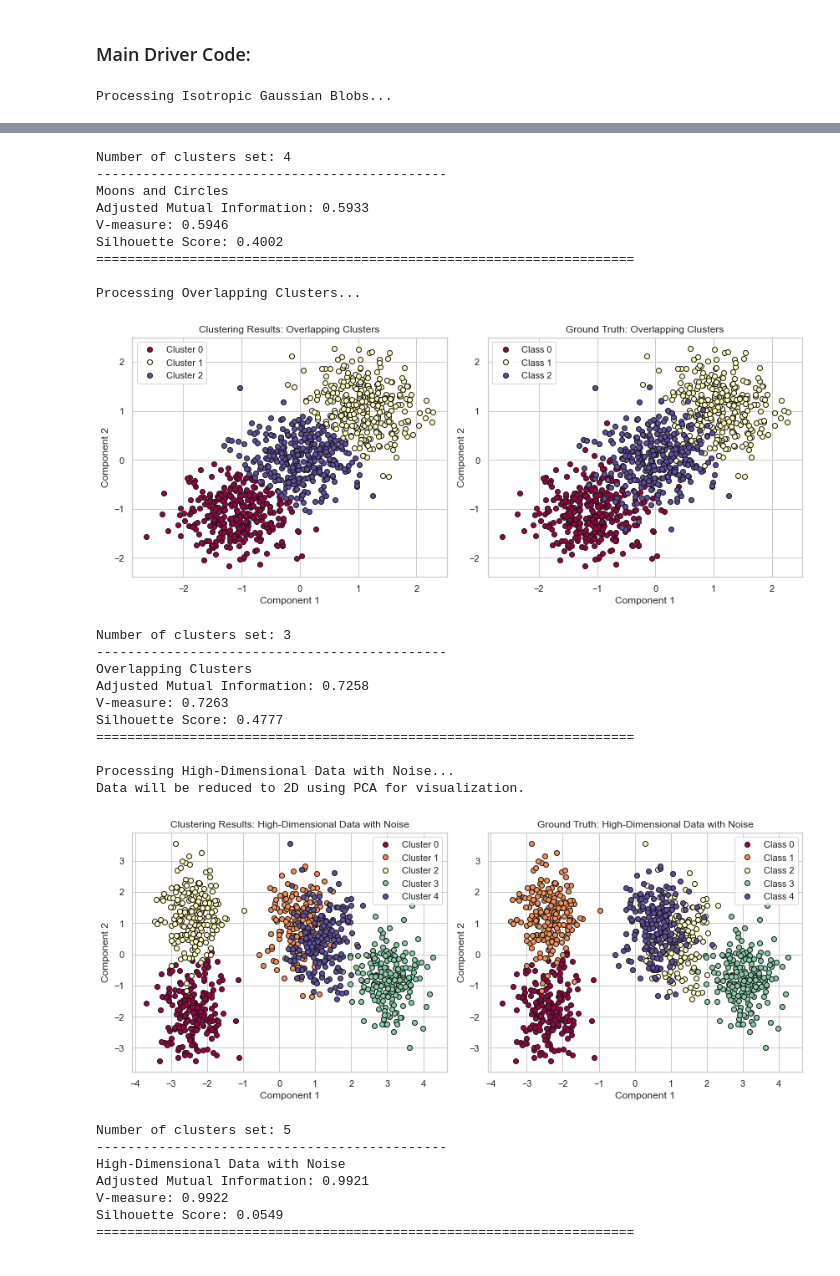
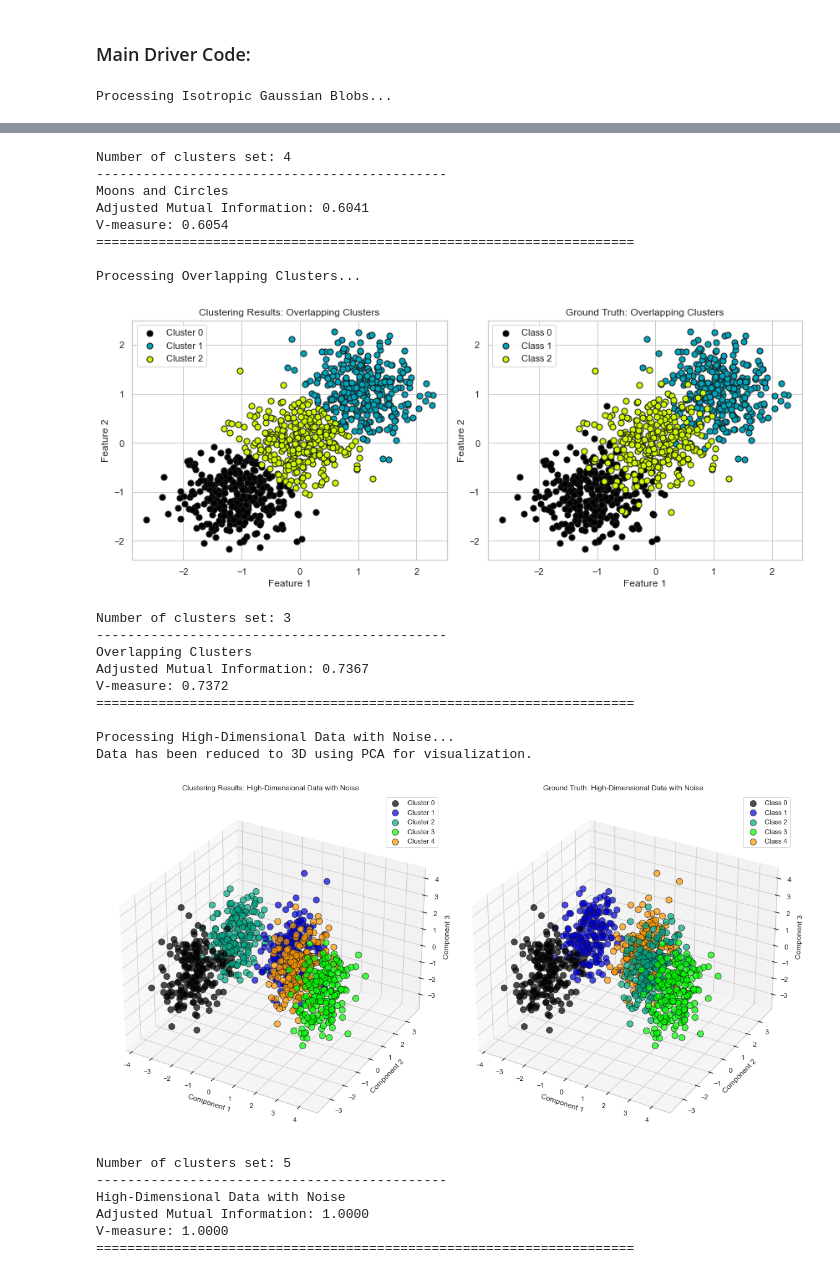
Before and after one commit to nalin0503/SC4020-DA-M, a Jupyter notebook: gmm.ipynb, the cells around one changed output, grey strips where cells are left out. Drawn from its saved outputs; the diff is of its cells as text; code cells hidden in the pictures.

```diff
--- a/gmm.ipynb
+++ b/gmm.ipynb
@@ -17,7 +17,7 @@ sns.set(style='whitegrid')
 ### GMM Logic:
 # %%
 # Function to run GMM and evaluate + visualize results, calling methods from utils.py
-def run_gmm(X, y_true, n_components, covariance_type='full', title='', reduce_dim=False):
+def run_gmm(X, y_true, n_components, covariance_type='full', title=''):
     # Standardize features
     X_scaled = StandardScaler().fit_transform(X)
 
@@ -32,7 +32,12 @@ def run_gmm(X, y_true, n_components, covariance_type='full', title='', reduce_di
     n_clusters = n_components
 
     # Visualization
-    visualize_clustering_results(X_scaled, y_pred, y_true, title=title, reduce_dim=reduce_dim)
+    if X_scaled.shape[1] == 2:
+        visualize_clustering_2D(X_scaled, y_pred, y_true, title=title)
+    elif X_scaled.shape[1] >= 3:
+        visualize_clustering_3D(X_scaled, y_pred, y_true, title=title)
+    else:
+        print("Data has less than 2 dimensions; cannot visualise")
 
     print(f"Number of clusters set: {n_clusters}")
     print("---------------------------------------------")
@@ -51,36 +56,31 @@ datasets = [
         'filename': 'isotropic_blobs.csv',
         'title': 'Isotropic Gaussian Blobs',
         'n_components': 3,
-        'covariance_type': 'full',
-        'reduce_dim': False
+        'covariance_type': 'full'
     },
     {
         'filename': 'anisotropic_blobs.csv',
         'title': 'Anisotropic Gaussian Blobs',
         'n_components': 3,
-        'covariance_type': 'full',
-        'reduce_dim': False
+        'covariance_type': 'full'
     },
     {
         'filename': 'moons_circles.csv',
         'title': 'Moons and Circles',
         'n_components': 4,
-        'covariance_type': 'full',
-        'reduce_dim': False
+        'covariance_type': 'diag'
     },
     {
         'filename': 'overlapping_clusters.csv',
         'title': 'Overlapping Clusters',
         'n_components': 3,
-        'covariance_type': 'full',
-        'reduce_dim': False
+        'covariance_type': 'spherical'
     },
     {
         'filename': 'high_dimensional_data.csv',
         'title': 'High-Dimensional Data with Noise',
         'n_components': 5,
-        'covariance_type': 'full',
-        'reduce_dim': True  # Reduce dimensionality for visualization
+        'covariance_type': 'diag'
     },
 ]
 # %% [markdown]
@@ -94,7 +94,6 @@ for data_info in datasets:
     run_gmm(X, y_true,
             n_components=data_info['n_components'],
             covariance_type=data_info['covariance_type'],
-            title=data_info['title'],
-            reduce_dim=data_info['reduce_dim'])
+            title=data_info['title'])
 # %% [output]
 Processing Isotropic Gaussian Blobs...
@@ -122,28 +119,25 @@ Processing Moons and Circles...
 Number of clusters set: 4
 ---------------------------------------------
 Moons and Circles
-Adjusted Mutual Information: 0.5933
-V-measure: 0.5946
-Silhouette Score: 0.4002
+Adjusted Mutual Information: 0.6041
+V-measure: 0.6054
 =====================================================================
 
 Processing Overlapping Clusters...
-[figure, old version]
+[figure, new version]
 Number of clusters set: 3
 ---------------------------------------------
 Overlapping Clusters
-Adjusted Mutual Information: 0.7258
-V-measure: 0.7263
-Silhouette Score: 0.4777
+Adjusted Mutual Information: 0.7367
+V-measure: 0.7372
 =====================================================================
 
 Processing High-Dimensional Data with Noise...
-Data will be reduced to 2D using PCA for visualization.
+Data has been reduced to 3D using PCA for visualization.
-[figure, old version]
+[figure, new version]
 Number of clusters set: 5
 ---------------------------------------------
 High-Dimensional Data with Noise
-Adjusted Mutual Information: 0.9921
-V-measure: 0.9922
-Silhouette Score: 0.0549
+Adjusted Mutual Information: 1.0000
+V-measure: 1.0000
 =====================================================================
```
Also changed, not shown: parts of 2 cells of this notebook.
